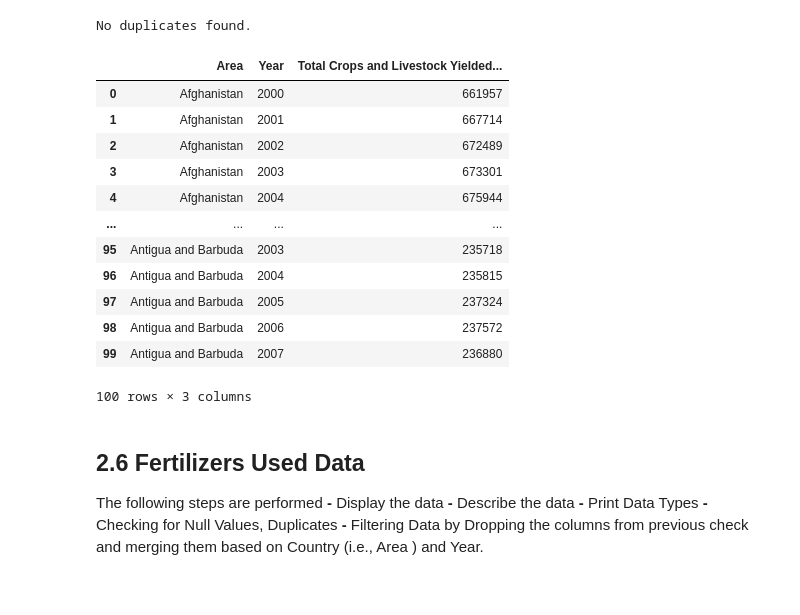
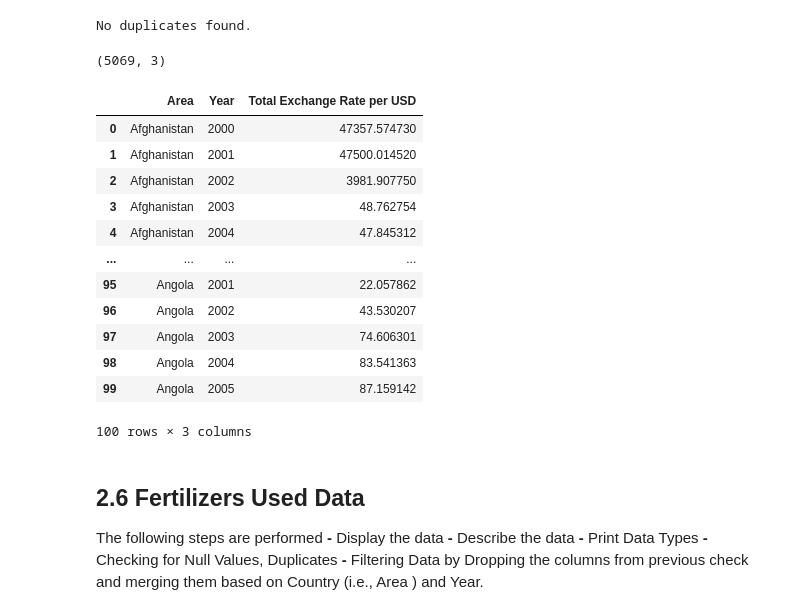
Before and after one commit to thepercyj/MLP, a Jupyter notebook: Assignment_Masters.ipynb, the cells around one changed output. Cells and saved outputs as stored; diff of their text form; code cells hidden in the pictures.

```diff
--- a/Assignment_Masters.ipynb
+++ b/Assignment_Masters.ipynb
@@ -398,11 +557,11 @@ memory usage: 878.4+ KB
 # %%
 # Filtering data to only take  and from after the year 2010
-# employment_df = employment_df[(employment_df['Year'] >= 2000) & employment_df['Indicator'].str.contains('Employment in agriculture, forestry and fishing - ILO modelled estimates')]
+employment_df = employment_df[(employment_df['Year'] >= 2000) & employment_df['Indicator'].str.contains('Employment in agriculture, forestry and fishing - ILO modelled estimates')]
 
 # Dropping not required columns
 employment_df = employment_df.drop(columns=['Domain Code', 'Domain', 'Year Code', 'Indicator', 'Indicator Code', 'Sex', 'Sex Code', 'Element Code', 'Element', 'Source', 'Source Code', 'Unit', 'Flag', 'Flag Description', 'Area Code (M49)', 'Note'])
 
-employment_df = employment_df.groupby(["Area", "Year"])["Value"].mean().reset_index()
+# employment_df = employment_df.groupby(["Area", "Year"])["Value"].mean().reset_index()
 
 # Renaming the column to avoid confusion of value tables after merging.
 employment_df = employment_df.rename(columns={'Value': 'Total Employment'})
@@ -526,20 +693,24 @@ else:
     print("No duplicates found.")
 # %% [output]
 No duplicates found.
+# %%
+exchange_rates_df.shape
+# %% [output]
+(5069, 3)
 # %%
 # display final dataset
-crops_prod_df.head(100)
+exchange_rates_df.head(100)
 # %% [output]
-|  | Area | Year | Total Crops and Livestock Yielded... |
-| 0 | Afghanistan | 2000 | 661957 |
-| 1 | Afghanistan | 2001 | 667714 |
-| 2 | Afghanistan | 2002 | 672489 |
-| 3 | Afghanistan | 2003 | 673301 |
-| 4 | Afghanistan | 2004 | 675944 |
+|  | Area | Year | Total Exchange Rate per USD |
+| 0 | Afghanistan | 2000 | 47357.574730 |
+| 1 | Afghanistan | 2001 | 47500.014520 |
+| 2 | Afghanistan | 2002 | 3981.907750 |
+| 3 | Afghanistan | 2003 | 48.762754 |
+| 4 | Afghanistan | 2004 | 47.845312 |
 | ... | ... | ... | ... |
-| 95 | Antigua and Barbuda | 2003 | 235718 |
-| 96 | Antigua and Barbuda | 2004 | 235815 |
-| 97 | Antigua and Barbuda | 2005 | 237324 |
-| 98 | Antigua and Barbuda | 2006 | 237572 |
-| 99 | Antigua and Barbuda | 2007 | 236880 |
+| 95 | Angola | 2001 | 22.057862 |
+| 96 | Angola | 2002 | 43.530207 |
+| 97 | Angola | 2003 | 74.606301 |
+| 98 | Angola | 2004 | 83.541363 |
+| 99 | Angola | 2005 | 87.159142 |
 100 rows × 3 columns
```
Also changed, not shown: parts of 153 cells of this notebook.
